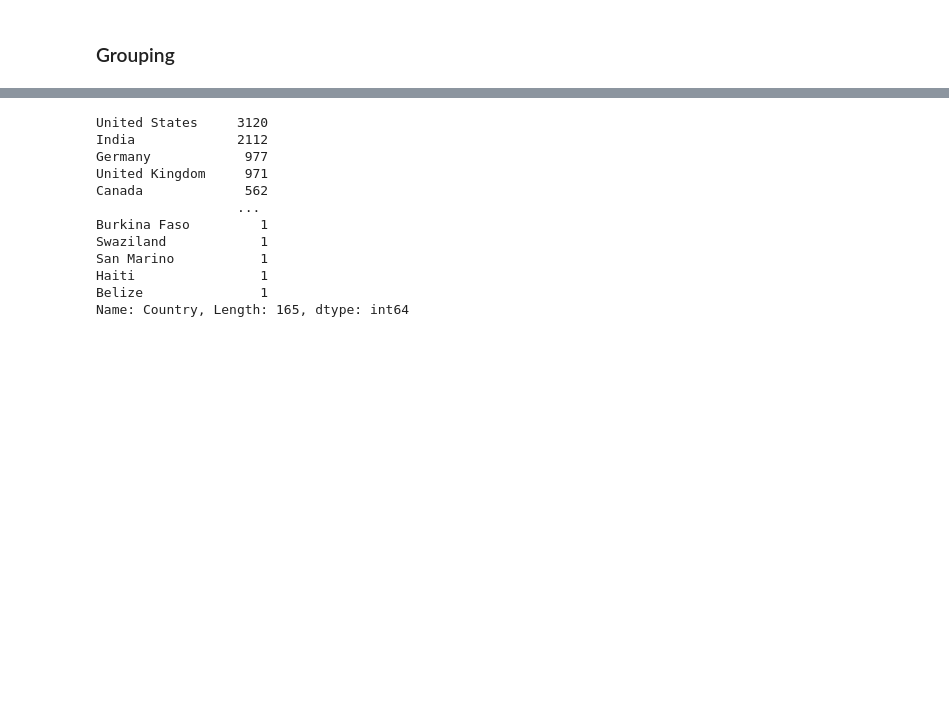
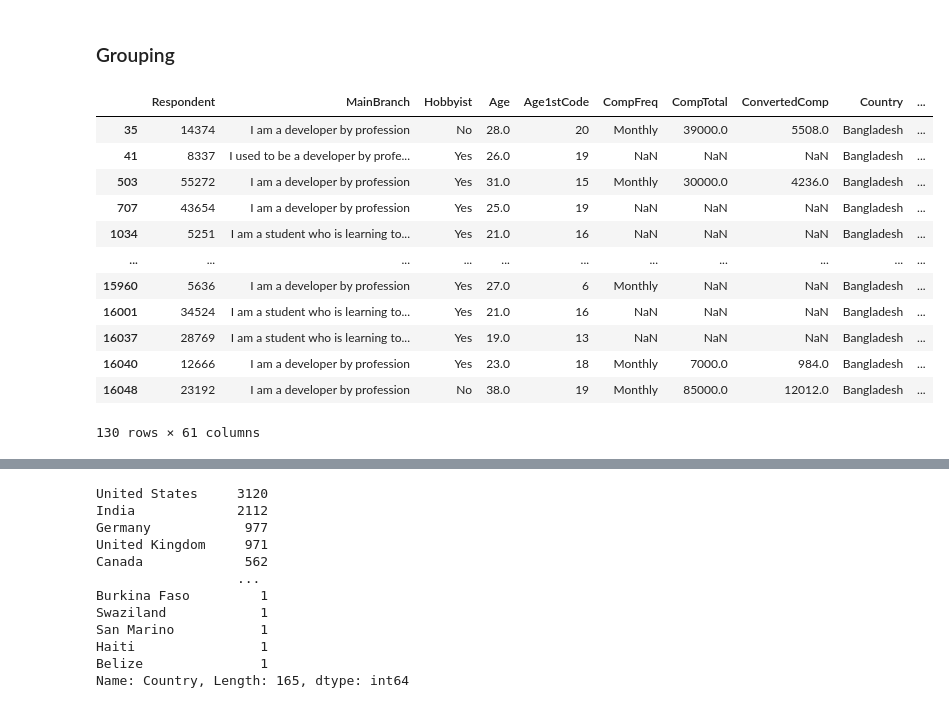
Before and after one commit to Masum181/SevenDaysMLJourney, a Jupyter notebook: 2.2 grouping_and_aggregation.ipynb, the cells around one changed output, grey strips where cells are left out. Saved outputs shown, nothing was run; the diff lists cells and outputs as text; code cells hidden in the pictures; blank space fills up the shorter version.

```diff
--- a/2.2 grouping_and_aggregation.ipynb
+++ b/2.2 grouping_and_aggregation.ipynb
@@ -102,3 +170,19 @@ Name: Hobbyist, dtype: int64
 ### Grouping
 # %%
 country_grp = df.groupby(["Country"])
+# %%
+country_grp.get_group("Bangladesh")
+# %% [output]
+|  | Respondent | MainBranch | Hobbyist | Age | Age1stCode | CompFreq | CompTotal | ConvertedComp | Country | ... |
+| 35 | 14374 | I am a developer by profession | No | 28.0 | 20 | Monthly | 39000.0 | 5508.0 | Bangladesh | ... |
+| 41 | 8337 | I used to be a developer by profe... | Yes | 26.0 | 19 | NaN | NaN | NaN | Bangladesh | ... |
+| 503 | 55272 | I am a developer by profession | Yes | 31.0 | 15 | Monthly | 30000.0 | 4236.0 | Bangladesh | ... |
+| 707 | 43654 | I am a developer by profession | Yes | 25.0 | 19 | NaN | NaN | NaN | Bangladesh | ... |
+| 1034 | 5251 | I am a student who is learning to... | Yes | 21.0 | 16 | NaN | NaN | NaN | Bangladesh | ... |
+| ... | ... | ... | ... | ... | ... | ... | ... | ... | ... | ... |
+| 15960 | 5636 | I am a developer by profession | Yes | 27.0 | 6 | Monthly | NaN | NaN | Bangladesh | ... |
+| 16001 | 34524 | I am a student who is learning to... | Yes | 21.0 | 16 | NaN | NaN | NaN | Bangladesh | ... |
+| 16037 | 28769 | I am a student who is learning to... | Yes | 19.0 | 13 | NaN | NaN | NaN | Bangladesh | ... |
+| 16040 | 12666 | I am a developer by profession | Yes | 23.0 | 18 | Monthly | 7000.0 | 984.0 | Bangladesh | ... |
+| 16048 | 23192 | I am a developer by profession | No | 38.0 | 19 | Monthly | 85000.0 | 12012.0 | Bangladesh | ... |
+130 rows × 61 columns
```
Also changed, not shown: parts of 27 cells of this notebook.
